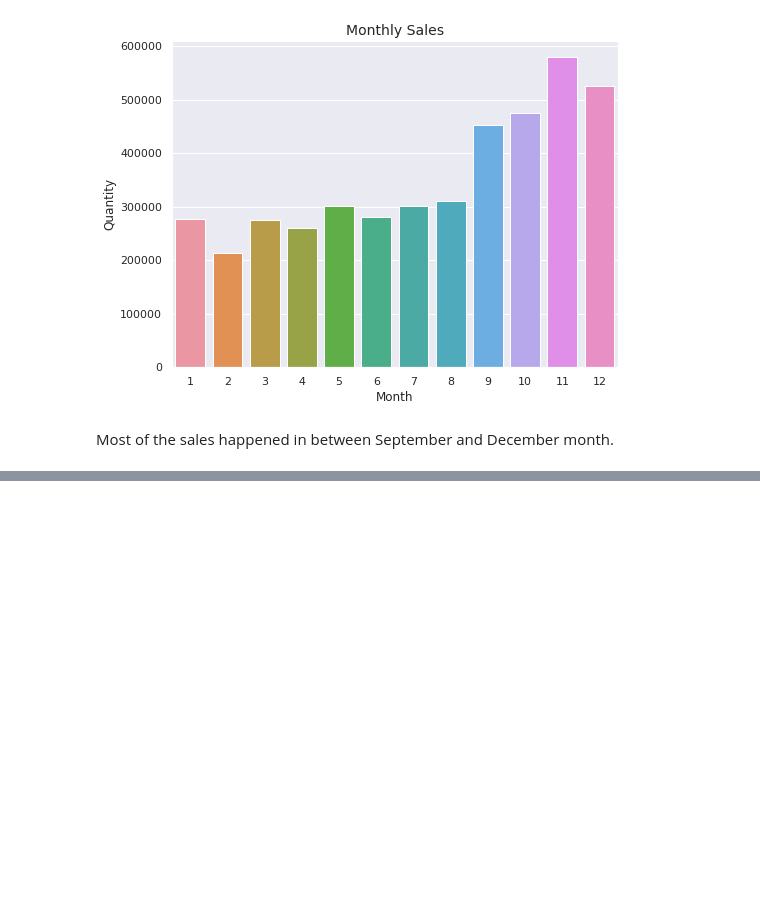
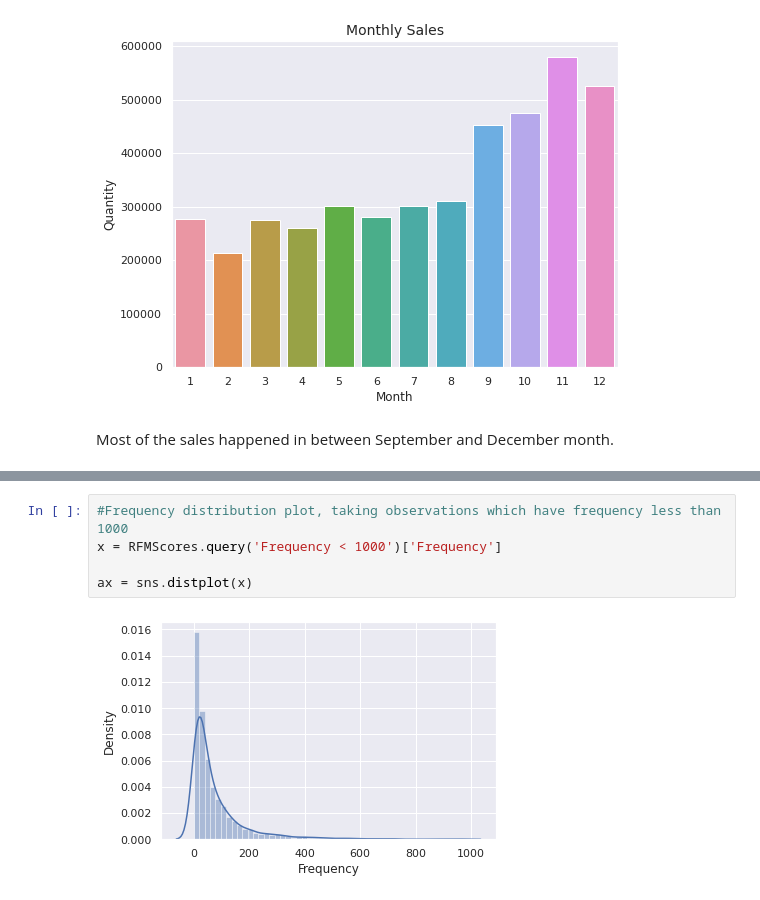
Before and after one commit to dsnnaveen/Online-Retail-Customer-Segementaion, a Jupyter notebook: Online_Retail_Customer_Segmentation_Capstone_Project.ipynb, the cells around one changed output, grey strips where cells are left out. Drawn from its saved outputs; the diff is of its cells as text; blank space fills up the shorter version.

```diff
--- a/Online_Retail_Customer_Segmentation_Capstone_Project.ipynb
+++ b/Online_Retail_Customer_Segmentation_Capstone_Project.ipynb
@@ -298,0 +376,7 @@ Most of the sales happened in between September and December month.
+# %%
+#Frequency distribution plot, taking observations which have frequency less than 1000
+x = RFMScores.query('Frequency < 1000')['Frequency']
+
+ax = sns.distplot(x)
+# %% [output]
+[figure, added]
```
Also changed, not shown: parts of 6 cells of this notebook.
